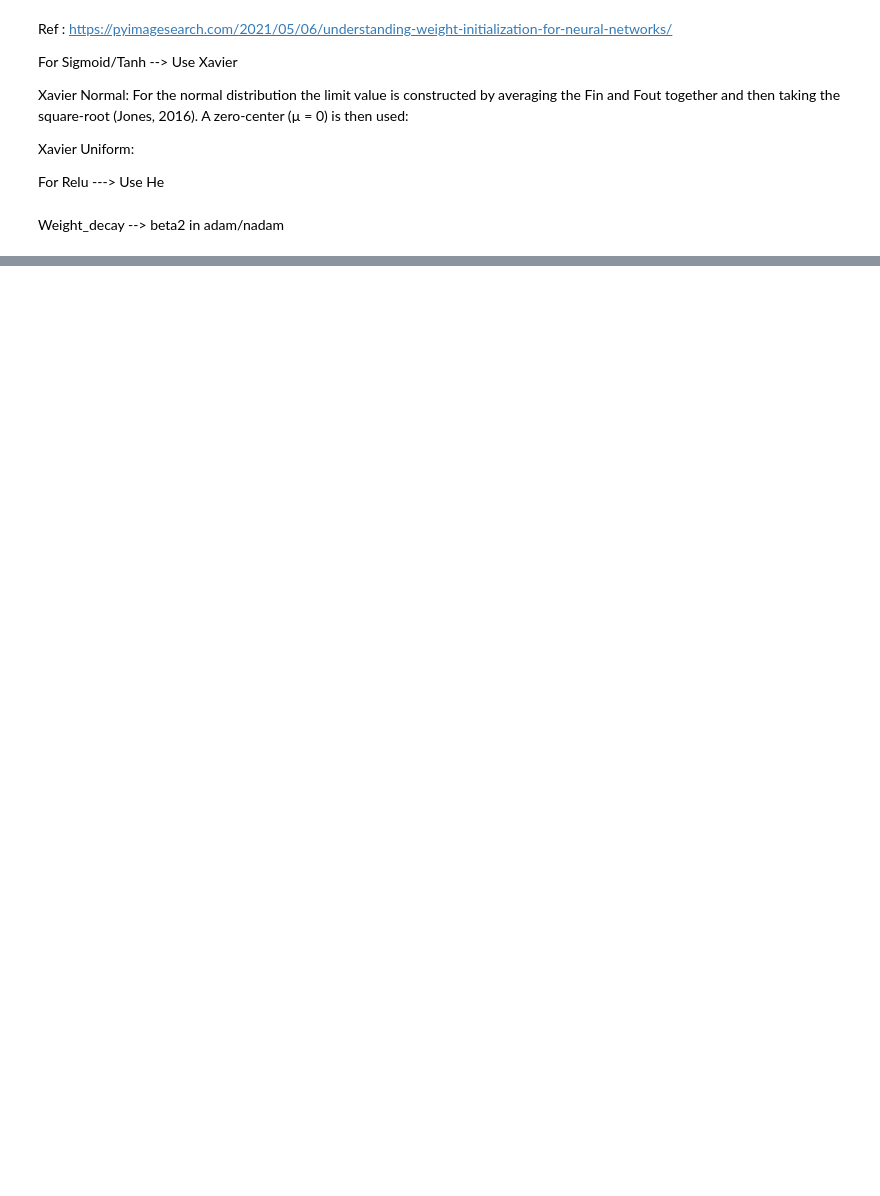
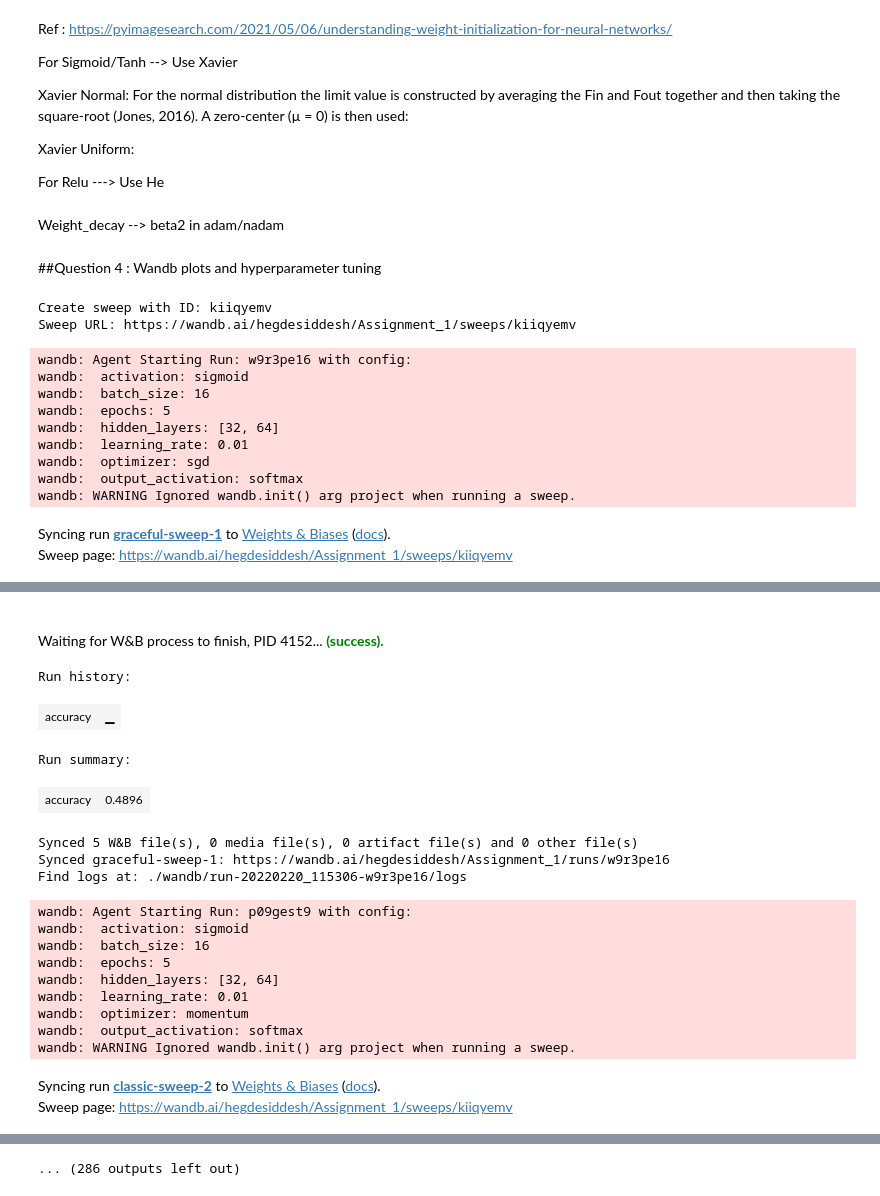
Before and after one commit to HegdeSiddesh/cs6910_assignment1, a Jupyter notebook: Assignment_1.ipynb, the cells around one changed output, grey strips where cells are left out. Cells and saved outputs as stored; diff of their text form; code cells hidden in the pictures; blank space fills up the shorter version.

Commit message:
Added functionality for wandb sweep for hyperparameter tuning and performance visualization. Minor edits to activation function classes and FeedForward NN class.

```diff
--- a/Assignment_1.ipynb
+++ b/Assignment_1.ipynb
@@ -340,6 +324,7 @@ class FeedForwardNeuralNetwork():
     self.layer_sizes = [self.input_layer_size] + self.hidden_layer_sizes + [self.output_layer_size]
     weight_counts = len(self.hidden_layer_sizes)+1
     np.random.seed(137)
+    self.optimizer.initialize(self.layer_sizes)
     for i in range(weight_counts):
 
       if self.initialization == "Random":
@@ -418,7 +403,7 @@ class FeedForwardNeuralNetwork():
 
         if count==self.batch_size:
           count = 0
-          self.weights, self.biases = self.optimizer.update_parameters(self.weights, self.biases, self.dw, self.db, len(self.hidden_layer_sizes))
+          self.weights, self.biases = self.optimizer.update_parameters(self.weights, self.biases, self.dw, self.db, self.hidden_layer_sizes)
           for i in range(len(self.hidden_layer_sizes)+1):
             self.dw[i+1] = np.zeros((self.layer_sizes[i], self.layer_sizes[i+1]))
             self.db[i+1] = np.zeros((1, self.layer_sizes[i+1]))
@@ -438,12 +423,13 @@ class FeedForwardNeuralNetwork():
           self.db[i+1] += db_i[i+1]
 
       #Update weights based on loss(GD hence once every epoch update)
-      self.weights, self.biases = self.optimizer.update_parameters(self.weights, self.biases, self.dw, self.db, len(self.hidden_layer_sizes))
+      self.weights, self.biases = self.optimizer.update_parameters(self.weights, self.biases, self.dw, self.db, self.hidden_layer_sizes)
       #self.gradient_descent()
       y_preds = np.array(y_preds).squeeze()
       y_preds_validation = self.predict(X_val)
       print("Epoch: ",e," Training Loss: ",self.loss_function.compute_loss(Y, y_preds), " Validation Loss:", self.loss_function.compute_loss(Y_val, y_preds_validation)," Training Accuracy: ",accuracy(np.argmax(Y,1), np.argmax(y_preds,1)), " Validation Accuracy:", accuracy(np.argmax(Y_val,1), np.argmax(y_preds_validation,1)))
 
+    return accuracy(np.argmax(Y,1), np.argmax(y_preds,1))
 
   def predict(self, X):
     #Find the predictions based on the fitted model
@@ -718,3 +777,42 @@ Xavier Uniform:
 For Relu ---> Use He
 # %% [markdown]
 Weight_decay --> beta2 in adam/nadam
+# %% [markdown]
+##Question 4 : Wandb plots and hyperparameter tuning
+# %%
+sweep_config = {
+    #GridSearch over the hyperparameters
+    'method': 'grid',
+    'metric': {
+      'name': 'accuracy',
+      'goal': 'maximize'
+    },
+    'parameters': {
+        'epochs': {
+            'values': [5,10]
+        },
+        'learning_rate': {
+            'values': [0.01, 0.001, 0.0001]
+        },
+        'optimizer': {
+            'values': ['sgd', 'momentum', 'rmsprop', 'nadam']
+        },
+        'activation': {
+            'values': ['sigmoid']
+        },
+        'output_activation': {
+            'values': ['softmax']
+        },
+        'hidden_layers': {
+            'values': [ [32,64],[32,64,128],[32,64,128,256]]
+        },
+        'batch_size':{
+            'values':[16,32,64]
+        }
+    }
+}
+# %%
+sweep_id = wandb.sweep(sweep_config, project="Assignment_1")
+# %% [output]
+Create sweep with ID: kiiqyemv
+Sweep URL: https://wandb.ai/hegdesiddesh/Assignment_1/sweeps/kiiqyemv
@@ -720,0 +884,14 @@ Weight_decay --> beta2 in adam/nadam
+# %%
+wandb.agent(sweep_id, train)
+# %% [output]
+wandb: Agent Starting Run: w9r3pe16 with config:
+wandb:  activation: sigmoid
+wandb:  batch_size: 16
+wandb:  epochs: 5
+wandb:  hidden_layers: [32, 64]
+wandb:  learning_rate: 0.01
+wandb:  optimizer: sgd
+wandb:  output_activation: softmax
+wandb: WARNING Ignored wandb.init() arg project when running a sweep.
+Syncing run graceful-sweep-1 to Weights & Biases (docs).
+Sweep page: https://wandb.ai/hegdesiddesh/Assignment_1/sweeps/kiiqyemv
@@ -720,0 +903,19 @@ Weight_decay --> beta2 in adam/nadam
+Waiting for W&B process to finish, PID 4152... (success).
+Run history:
+| accuracy | ▁ |
+Run summary:
+| accuracy | 0.4896 |
+Synced 5 W&B file(s), 0 media file(s), 0 artifact file(s) and 0 other file(s)
+Synced graceful-sweep-1: https://wandb.ai/hegdesiddesh/Assignment_1/runs/w9r3pe16
+Find logs at: ./wandb/run-20220220_115306-w9r3pe16/logs
+wandb: Agent Starting Run: p09gest9 with config:
+wandb:  activation: sigmoid
+wandb:  batch_size: 16
+wandb:  epochs: 5
+wandb:  hidden_layers: [32, 64]
+wandb:  learning_rate: 0.01
+wandb:  optimizer: momentum
+wandb:  output_activation: softmax
+wandb: WARNING Ignored wandb.init() arg project when running a sweep.
+Syncing run classic-sweep-2 to Weights & Biases (docs).
+Sweep page: https://wandb.ai/hegdesiddesh/Assignment_1/sweeps/kiiqyemv
@@ -720,0 +927 @@ Weight_decay --> beta2 in adam/nadam
+... (286 outputs left out)
```
Also changed, not shown: parts of 10 cells of this notebook.
